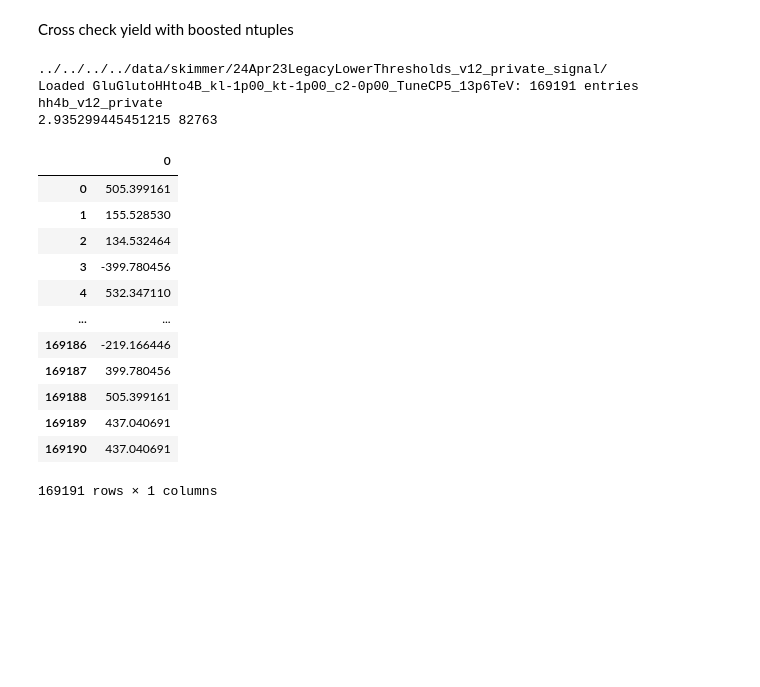
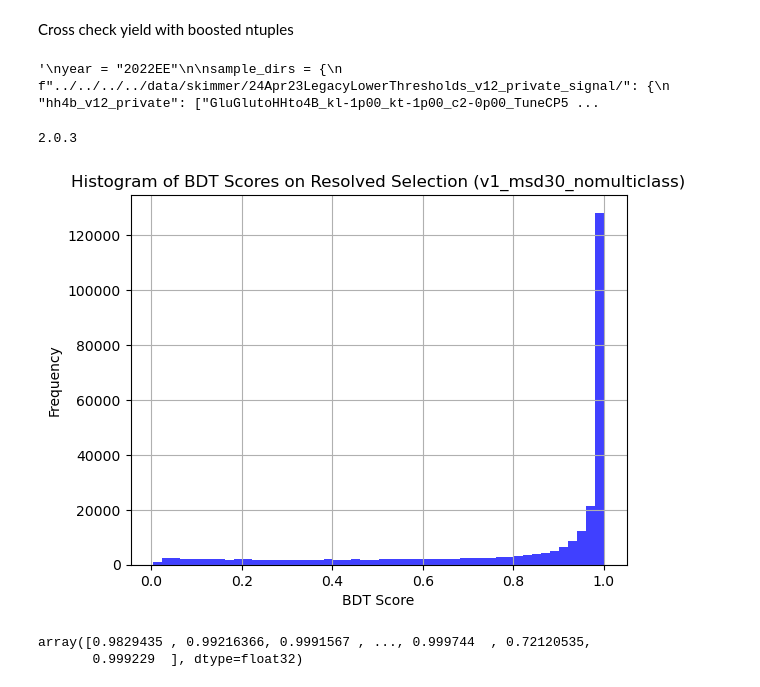
Before and after one commit to LPC-HH/HH4b, a Jupyter notebook: src/HH4b/overlap/Overlap.ipynb, the cells around one changed output. Saved outputs shown, nothing was run; the diff lists cells and outputs as text; code cells hidden in the pictures; blank space fills up the shorter version.

```diff
--- a/src/HH4b/overlap/Overlap.ipynb
+++ b/src/HH4b/overlap/Overlap.ipynb
@@ -8,7 +8,8 @@ from HH4b.utils import load_samples, format_columns
 # %% [markdown]
 Load samples from Resolved group
 # %%
-dir = "../../../../data/overlap/Main_PNet_MinDiag_w4j35_w2bj30_dHHjw30_withoutSyst_25April2024_2022_0L/mc/parts/"
+# dir = "../../../../data/overlap/Main_PNet_MinDiag_w4j35_w2bj30_dHHjw30_withoutSyst_25April2024_2022_0L/mc/parts/"
+dir = "/Users/daniel/Documents/UCSD/Research/HH4b"
 samples = {
     "hh4b": "GluGlutoHHto4B_kl-1p00_kt-1p00_c2-0p00_TuneCP5_13p6TeV_powheg-pythia8_tree.root",
 }
@@ -27,6 +28,7 @@ ak8_columns = [
     "ak8_PQCDbb",
     "ak8_PQCDothers",
     "ak8_particleNet_mass",
+    # "met", #is this the right spot to add?
 ]
 
 columns_to_load_resolved = [
@@ -67,6 +69,7 @@ columns_to_load_boosted = columns_to_load_resolved + [
     "ak8_particleNet_mass",
     "pass_resolved_skim",  # trigger & >=4 jets with some pt cuts and >= 2 bjets above 30 GeV
     "pass_boosted_skim",  # trigger & >=2  tight AK8 jets with pT > 250 GeV and |eta|<2.4
+    "met",
 ]
 
 """
@@ -242,7 +245,7 @@ for sample, sample_file in samples.items():
     # make yields and  counts dataframe
     df_yields = pd.DataFrame(
         {
-            "sample": key,
+            "sample": "hh4b",
             **resolved_yields,
             **boosted_yields,
             **overlap_yields,
@@ -251,7 +254,7 @@ for sample, sample_file in samples.items():
 
     df_counts = pd.DataFrame(
         {
-            "sample": key,
+            "sample": "hh4b",
             "all": int(df["event"].shape[0]),
             **resolved_counts,
             **boosted_counts,
@@ -288,6 +291,7 @@ True
 # %% [markdown]
 Cross check yield with boosted ntuples
 # %%
+"""
 year = "2022EE"
 
 sample_dirs = {
@@ -344,24 +348,6 @@ for key in ["hh4b_v12_private"]:
         )
     )
     print(np.sum(events["finalWeight"][boosted_mask]), len(events["finalWeight"][boosted_mask]))
+    """
 # %% [output]
-../../../../data/skimmer/24Apr23LegacyLowerThresholds_v12_private_signal/
-Loaded GluGlutoHHto4B_kl-1p00_kt-1p00_c2-0p00_TuneCP5_13p6TeV: 169191 entries
-hh4b_v12_private
-2.935299445451215 82763
+'\nyear = "2022EE"\n\nsample_dirs = {\n    f"../../../../data/skimmer/24Apr23LegacyLowerThresholds_v12_private_signal/": {\n        "hh4b_v12_private": ["GluGlutoHHto4B_kl-1p00_kt-1p00_c2-0p00_TuneCP5 ...
-# %%
-events["weight"]
-# %% [output]
-|  | 0 |
-| 0 | 505.399161 |
-| 1 | 155.528530 |
-| 2 | 134.532464 |
-| 3 | -399.780456 |
-| 4 | 532.347110 |
-| ... | ... |
-| 169186 | -219.166446 |
-| 169187 | 399.780456 |
-| 169188 | 505.399161 |
-| 169189 | 437.040691 |
-| 169190 | 437.040691 |
-169191 rows × 1 columns
@@ -367,0 +356,47 @@ events["weight"]
+# %%
+# run inference
+
+import xgboost as xgb
+from xgboost import XGBClassifier
+from sklearn.metrics import accuracy_score, roc_auc_score
+from sklearn.metrics import roc_curve, auc
+
+model_path = '"/Users/daniel/Documents/UCSD/Research/HH4b/src/HH4b/boosted/bdt_trainings_run3/v1_msd30_nomulticlass'
+print(xgb.__version__)
+# Load Model
+bdt_model_name = "v1_msd30_nomulticlass"
+bdt_config = "v1_msd30"
+bdt_model = XGBClassifier()
+bdt_model.load_model(fname=f"../boosted/bdt_trainings_run3/{bdt_model_name}/trained_bdt.model")
+
+from resolved_config import bdt_dataframe_resolved
+
+# prepare data
+# dtest = bdt_dataframe_resolved(df[df_ak8])
+dtest = bdt_dataframe_resolved(df_ak8)
+y_test = np.ones(len(dtest))
+
+# Make predictions
+predictions = bdt_model.predict(dtest)
+probabilities = bdt_model.predict_proba(dtest)
+
+# Evaluate the model
+accuracy = accuracy_score(y_test, predictions)
+# roc_auc = roc_auc_score(y_test, predictions)
+
+import matplotlib.pyplot as plt
+
+plt.hist(probabilities[:, 0], bins=50, alpha=0.75, color="blue")
+plt.xlabel("BDT Score")
+plt.ylabel("Frequency")
+plt.title("Histogram of BDT Scores on Resolved Selection (v1_msd30_nomulticlass)")
+plt.grid(True)
+plt.show()
+# %% [output]
+2.0.3
+[figure, added]
+# %%
+probabilities[:, 0]
+# %% [output]
+array([0.9829435 , 0.99216366, 0.9991567 , ..., 0.999744  , 0.72120535,
+       0.999229  ], dtype=float32)
```
Also changed, not shown: parts of 6 cells of this notebook, 1 other file.
